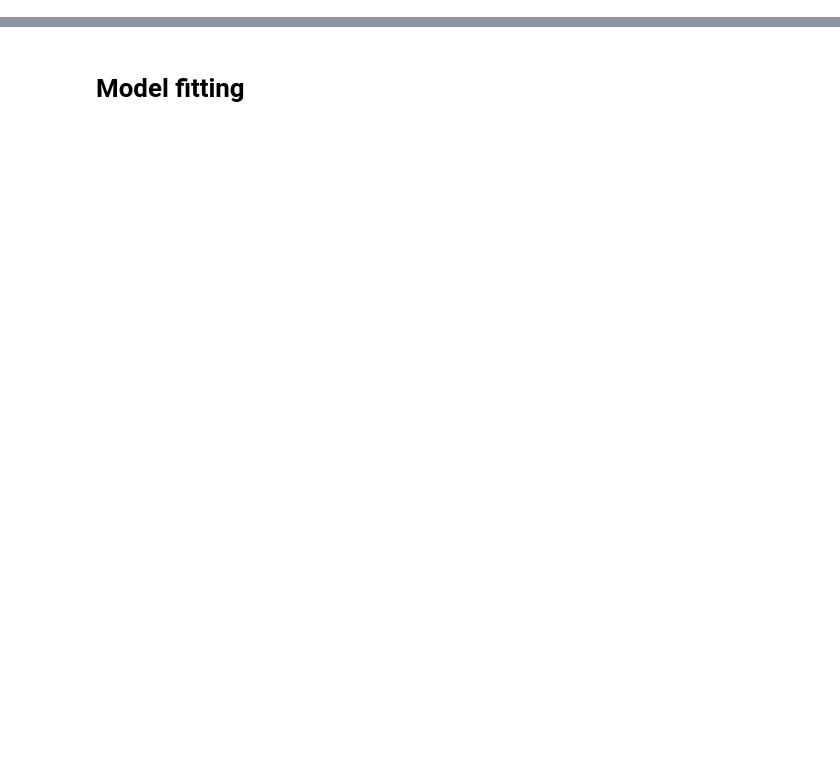
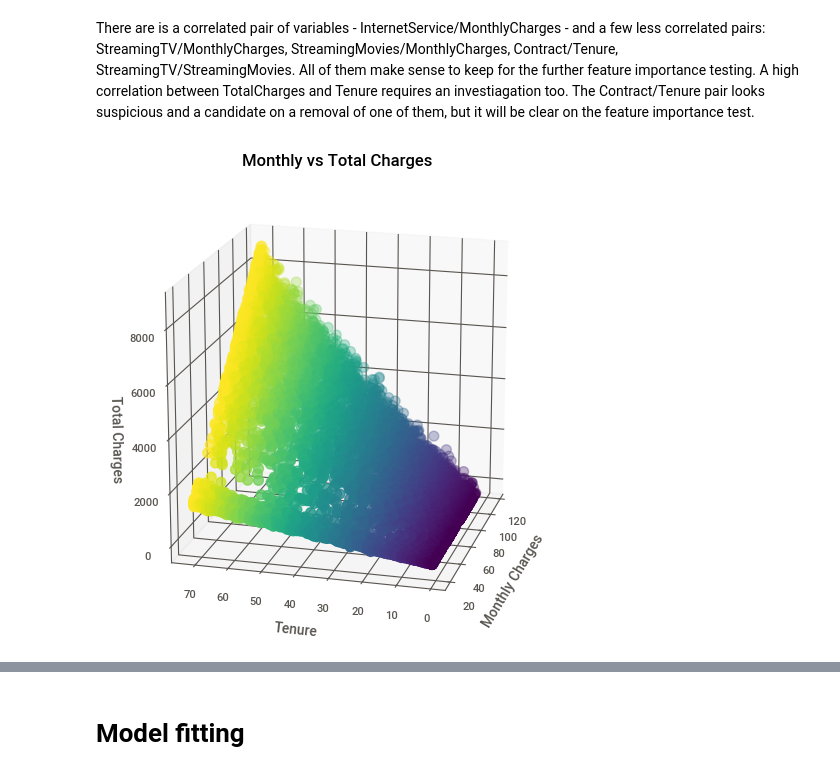
Before and after one commit to AndreiKris/exampleportfolio, a Jupyter notebook: python/Kaggle Telecom Churn prediction.ipynb, the cells around one changed output, grey strips where cells are left out. Cells and saved outputs as stored; diff of their text form; code cells hidden in the pictures; blank space fills up the shorter version.

```diff
--- a/python/Kaggle Telecom Churn prediction.ipynb
+++ b/python/Kaggle Telecom Churn prediction.ipynb
@@ -11,0 +259,26 @@ df=pd.read_csv("telecom_churn.csv")
+# %% [markdown]
+There are is a correlated pair of variables - InternetService/MonthlyCharges - and a few less correlated pairs: StreamingTV/MonthlyCharges, StreamingMovies/MonthlyCharges, Contract/Tenure, StreamingTV/StreamingMovies. All of them make sense to keep for the further feature importance testing.
+A high correlation between TotalCharges and Tenure requires an investiagation too.
+The Contract/Tenure pair looks suspicious and a candidate on a removal of one of them, but it will be clear on the feature importance test.
+# %%
+#analysing the correlation between TotalCahrges, MonthlyCharges and Tenure
+
+from mpl_toolkits.mplot3d import Axes3D
+
+fig = plt.figure(figsize=(8,6))
+ax = fig.add_subplot(111, projection='3d')
+
+
+ax.scatter(df['MonthlyCharges'], df['tenure'], df['TotalCharges'], c=df['tenure'], cmap='viridis', marker='o', s=50)
+ax.set_xlabel('Monthly Charges')
+ax.set_ylabel('Tenure')
+ax.set_zlabel('Total Charges')
+ax.set_title('Monthly vs Total Charges')
+
+ax.set_box_aspect([1,1,1])  # Forces a cubic box to avoid distortion
+
+# Adjusting the view to clearly see the alignment
+ax.view_init(elev=18, azim=195)
+plt.show()
+# %% [output]
+[figure, added]
```
Also changed, not shown: parts of 123 cells of this notebook.
